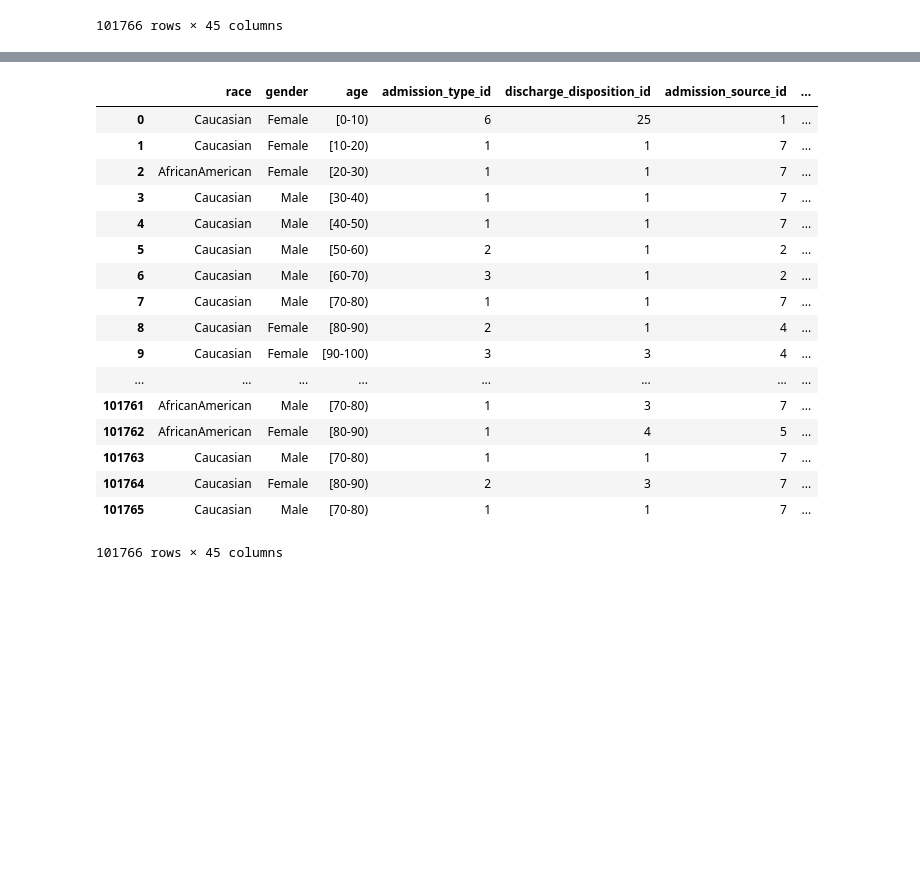
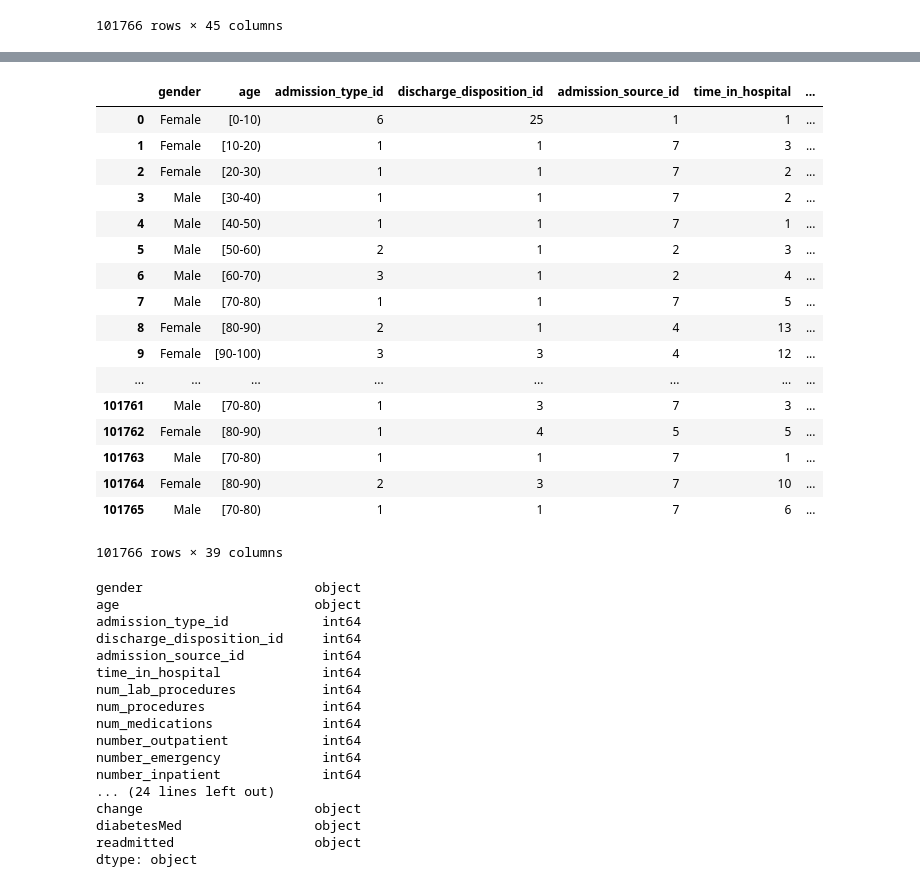
Before and after one commit to hvu815/Data-Analysis, a Jupyter notebook: analysis_notebooks/Diabetes_notebook_Huong.ipynb, the cells around one changed output, grey strips where cells are left out. Drawn from its saved outputs; the diff is of its cells as text; code cells hidden in the pictures; blank space fills up the shorter version.

```diff
--- a/analysis_notebooks/Diabetes_notebook_Huong.ipynb
+++ b/analysis_notebooks/Diabetes_notebook_Huong.ipynb
@@ -106,21 +158,44 @@ len(list(nominal)) # 31 variables
+# %%
+#drop race, payer_code, medical_specialty, diag_3, max_glu_serum, A1Cresult
+data = data.drop(['race','payer_code', 'medical_specialty', 'diag_3',
+                  'max_glu_serum', 'A1Cresult'], axis = 1)
+data
+# %% [output]
+|  | gender | age | admission_type_id | discharge_disposition_id | admission_source_id | time_in_hospital | ... |
+| 0 | Female | [0-10) | 6 | 25 | 1 | 1 | ... |
+| 1 | Female | [10-20) | 1 | 1 | 7 | 3 | ... |
+| 2 | Female | [20-30) | 1 | 1 | 7 | 2 | ... |
+| 3 | Male | [30-40) | 1 | 1 | 7 | 2 | ... |
+| 4 | Male | [40-50) | 1 | 1 | 7 | 1 | ... |
+| 5 | Male | [50-60) | 2 | 1 | 2 | 3 | ... |
+| 6 | Male | [60-70) | 3 | 1 | 2 | 4 | ... |
+| 7 | Male | [70-80) | 1 | 1 | 7 | 5 | ... |
+| 8 | Female | [80-90) | 2 | 1 | 4 | 13 | ... |
+| 9 | Female | [90-100) | 3 | 3 | 4 | 12 | ... |
+| ... | ... | ... | ... | ... | ... | ... | ... |
+| 101761 | Male | [70-80) | 1 | 3 | 7 | 3 | ... |
+| 101762 | Female | [80-90) | 1 | 4 | 5 | 5 | ... |
+| 101763 | Male | [70-80) | 1 | 1 | 7 | 1 | ... |
+| 101764 | Female | [80-90) | 2 | 3 | 7 | 10 | ... |
+| 101765 | Male | [70-80) | 1 | 1 | 7 | 6 | ... |
+101766 rows × 39 columns
 # %%
-data
+data.dtypes
 # %% [output]
-|  | race | gender | age | admission_type_id | discharge_disposition_id | admission_source_id | ... |
-| 0 | Caucasian | Female | [0-10) | 6 | 25 | 1 | ... |
-| 1 | Caucasian | Female | [10-20) | 1 | 1 | 7 | ... |
-| 2 | AfricanAmerican | Female | [20-30) | 1 | 1 | 7 | ... |
-| 3 | Caucasian | Male | [30-40) | 1 | 1 | 7 | ... |
-| 4 | Caucasian | Male | [40-50) | 1 | 1 | 7 | ... |
-| 5 | Caucasian | Male | [50-60) | 2 | 1 | 2 | ... |
-| 6 | Caucasian | Male | [60-70) | 3 | 1 | 2 | ... |
-| 7 | Caucasian | Male | [70-80) | 1 | 1 | 7 | ... |
-| 8 | Caucasian | Female | [80-90) | 2 | 1 | 4 | ... |
-| 9 | Caucasian | Female | [90-100) | 3 | 3 | 4 | ... |
-| ... | ... | ... | ... | ... | ... | ... | ... |
-| 101761 | AfricanAmerican | Male | [70-80) | 1 | 3 | 7 | ... |
-| 101762 | AfricanAmerican | Female | [80-90) | 1 | 4 | 5 | ... |
-| 101763 | Caucasian | Male | [70-80) | 1 | 1 | 7 | ... |
-| 101764 | Caucasian | Female | [80-90) | 2 | 3 | 7 | ... |
-| 101765 | Caucasian | Male | [70-80) | 1 | 1 | 7 | ... |
-101766 rows × 45 columns
+gender                      object
+age                         object
+admission_type_id            int64
+discharge_disposition_id     int64
+admission_source_id          int64
+time_in_hospital             int64
+num_lab_procedures           int64
+num_procedures               int64
+num_medications              int64
+number_outpatient            int64
+number_emergency             int64
+number_inpatient             int64
+... (24 lines left out)
+change                      object
+diabetesMed                 object
+readmitted                  object
+dtype: object
```
Also changed, not shown: parts of 25 cells of this notebook.
